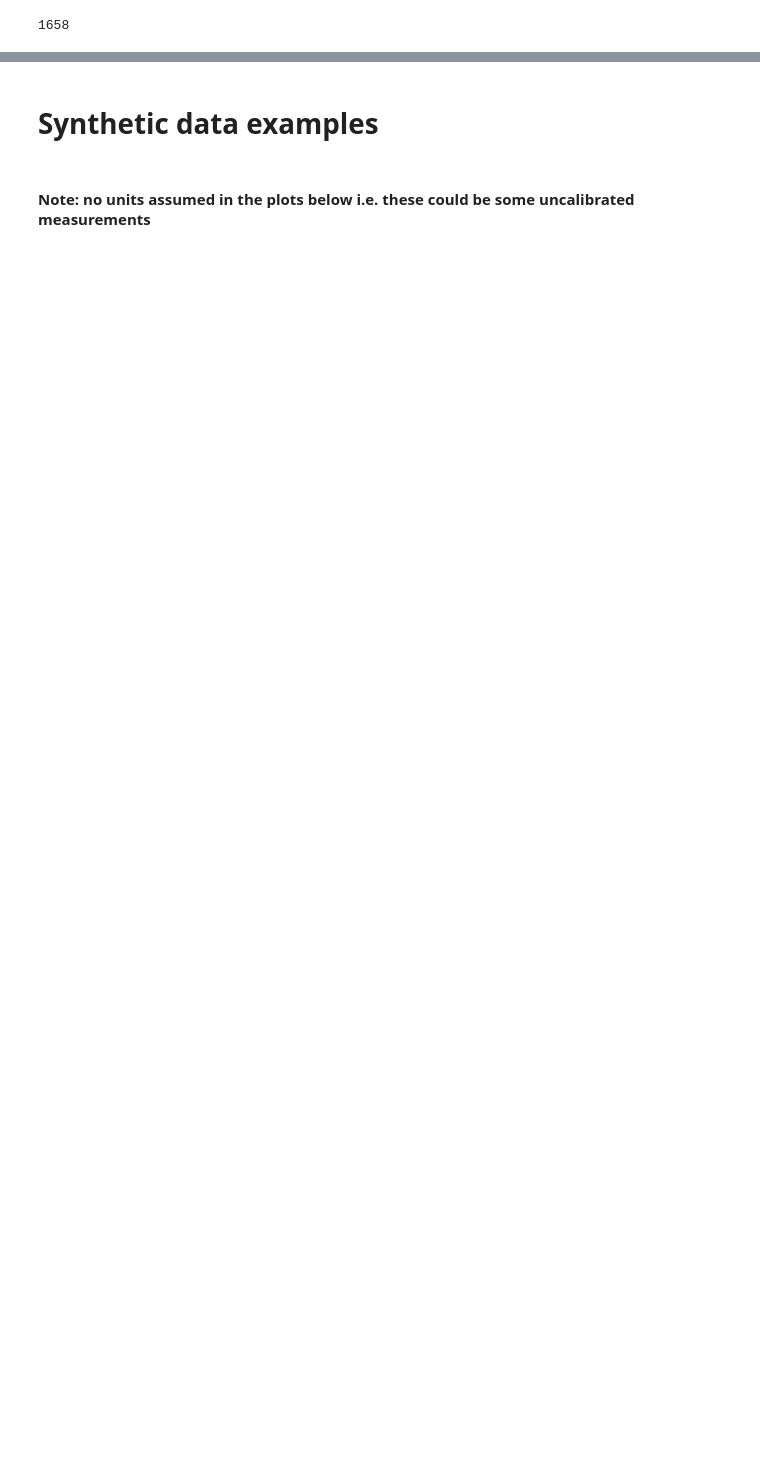
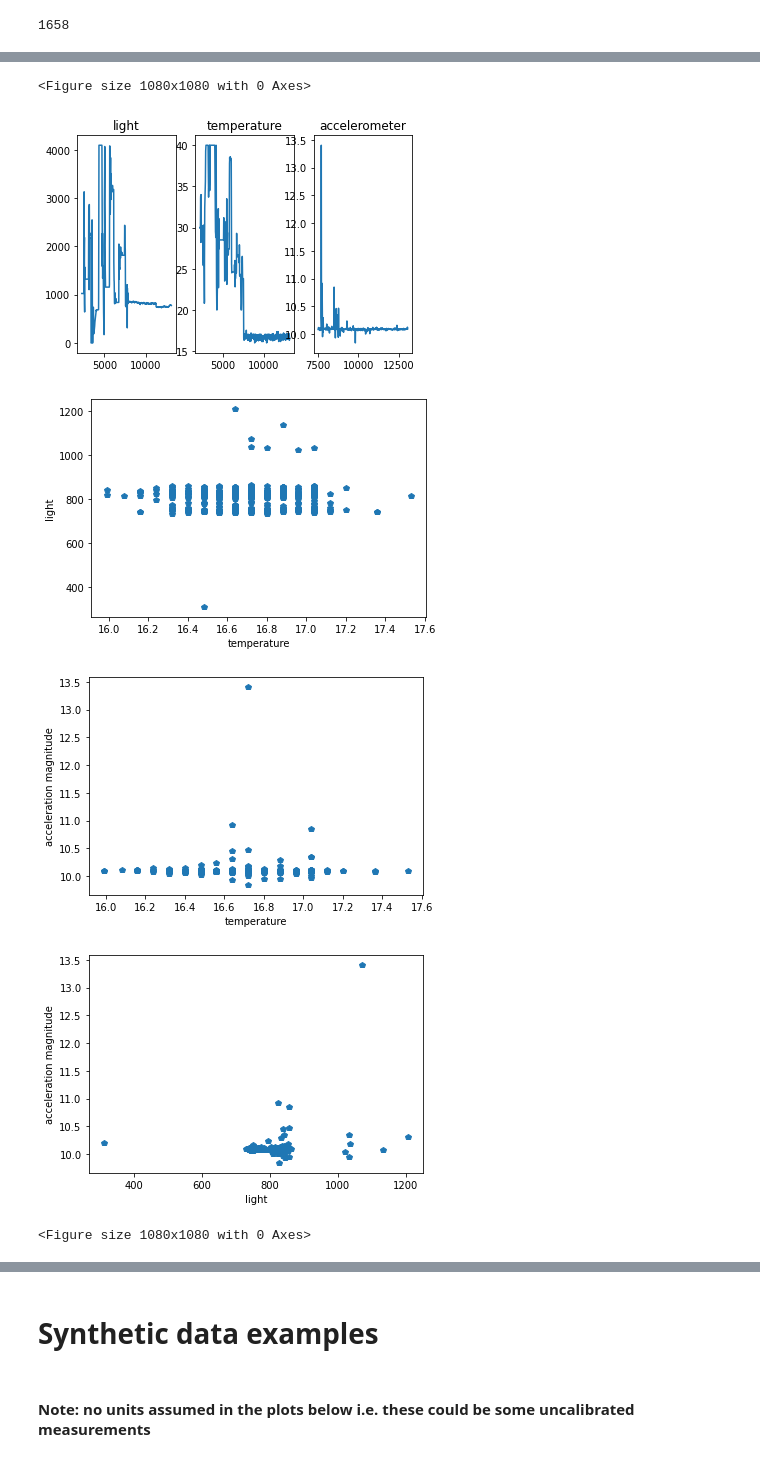
Before and after one commit to rhdemo/2022-ai-sensor, a Jupyter notebook: nbs/Data Exploration.ipynb, the cells around one changed output, grey strips where cells are left out. Drawn from its saved outputs; the diff is of its cells as text; code cells hidden in the pictures; blank space fills up the shorter version.

Commit message:
adding some dataframes and plots

```diff
--- a/nbs/Data Exploration.ipynb
+++ b/nbs/Data Exploration.ipynb
@@ -187,0 +88,5 @@ for did in uniq_dids:
+# %%
+#unique features
+uniq_features = np.unique(np.concatenate([list(d['data']['features'].keys()) for d in data]))
+print('Metrics/features collected:')
+for f in uniq_features: print('\t', f)
@@ -187,0 +198,11 @@ for did in uniq_dids:
+# %%
+df = pd.DataFrame(data_df)
+df['timestamp'] = pd.to_datetime(df['timestamp'])
+df.sort_values(by=['deviceuid', 'timestamp', 'metric'], inplace=True)
+df.to_csv('data.csv', index=False)
+
+df_flat = pd.DataFrame(data_df_flat)
+df_flat['timestamp'] = pd.to_datetime(df_flat['timestamp'])
+df_flat.sort_values(by=['deviceuid', 'timestamp'], inplace=True)
+df_flat['accelerometer_mag'] = np.sqrt(df_flat['accelerometer_x'].fillna(0)**2 + df_flat['accelerometer_y'].fillna(0)**2 + df_flat['accelerometer_z'].fillna(0)**2)
+df_flat.to_csv('data_flat.csv', index=False)
@@ -187,0 +227,36 @@ for did in uniq_dids:
+# %%
+features = ['light', 'temperature', 'accelerometer']
+
+for did in uniq_dids:
+    plt.figure(figsize=(15,15))
+    fig, ax = plt.subplots(nrows=1, ncols=len(features))
+
+    for idx, m in enumerate(features):
+        #plt.subplot(f'{len(features)}1{idx+1}')
+
+        if m=='accelerometer':
+            filtered = df[(df['deviceuid']==did) & (df['metric']==m) & (df['key']=='mag')]['val']
+        else:
+            filtered = df[(df['deviceuid']==did) & (df['metric']==m)]['val']
+
+        if filtered.shape[0] > 0:
+            ax[idx].plot(filtered)
+            ax[idx].set_title(m)
+
+    temp_df = df_flat[(df_flat['deviceuid']==did)].dropna().sort_values(by='timestamp')
+    if temp_df.shape[0] > 0:
+        _ = plt.figure()
+        plt.plot(temp_df['temperature_value'], temp_df['light_value'], 'p')
+        plt.xlabel('temperature')
+        plt.ylabel('light')
+
+        _ = plt.figure()
+        plt.plot(temp_df['temperature_value'], temp_df['accelerometer_mag'], 'p')
+        plt.xlabel('temperature')
+        plt.ylabel('acceleration magnitude')
+
+        _ = plt.figure()
+        plt.plot(temp_df['light_value'], temp_df['accelerometer_mag'], 'p')
+        plt.xlabel('light')
+        plt.ylabel('acceleration magnitude')
+# %% [output]
@@ -187,0 +265,6 @@ for did in uniq_dids:
+<Figure size 1080x1080 with 0 Axes>
+[figure, added]
+[figure, added]
+[figure, added]
+[figure, added]
+<Figure size 1080x1080 with 0 Axes>
```
Also changed, not shown: parts of 37 cells of this notebook, 2 other files.
